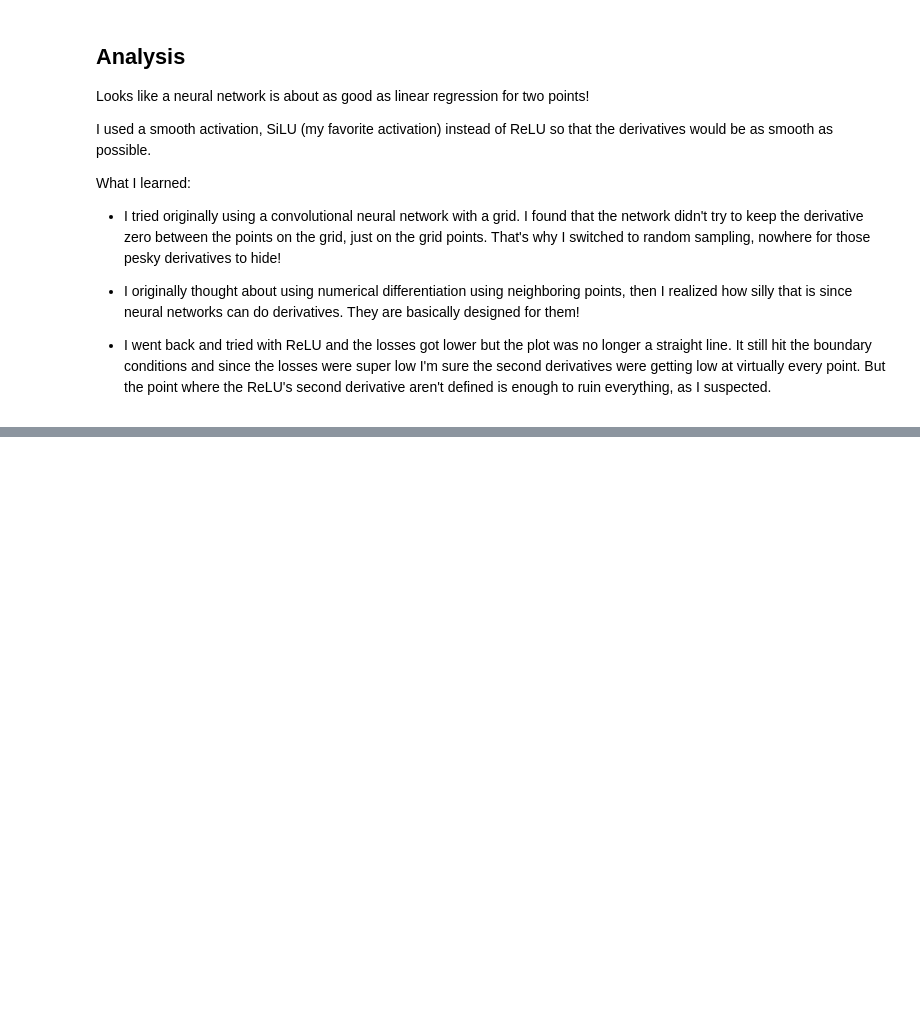
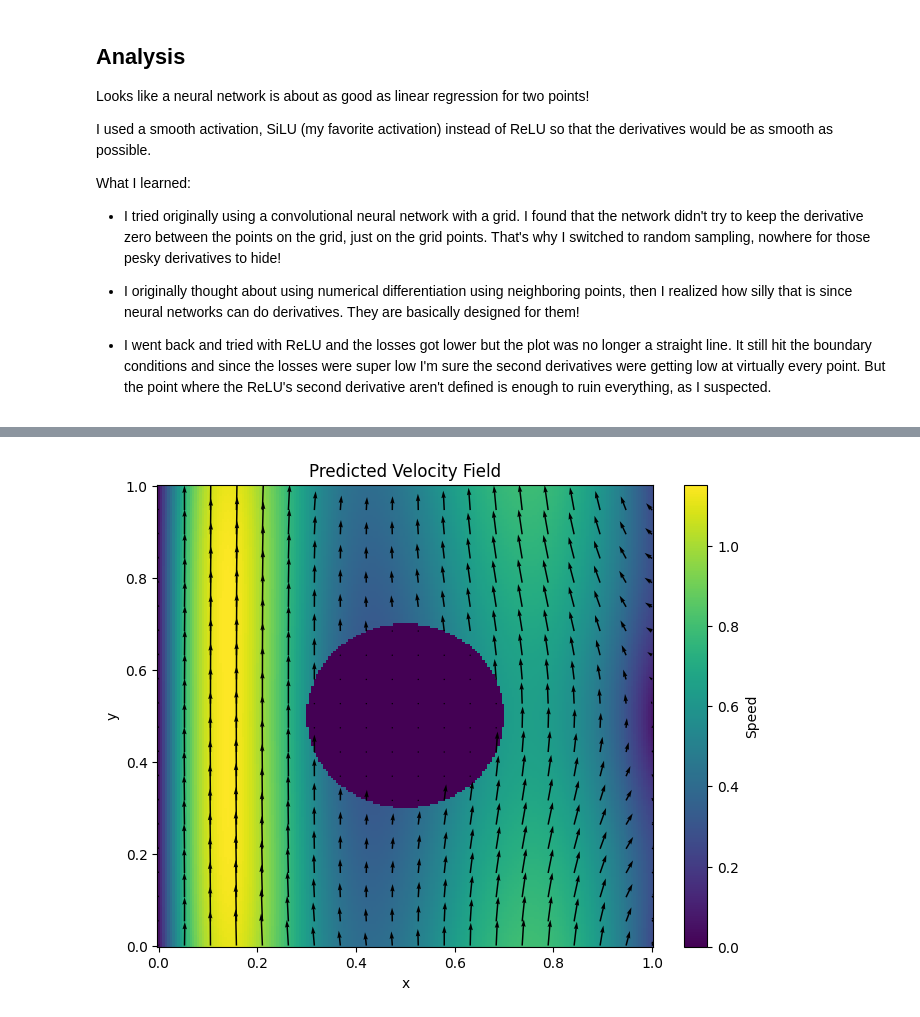
Before and after one commit to bhedelius/ml_experiments, a Jupyter notebook: pinns.ipynb, the cells around one changed output, grey strips where cells are left out. Saved outputs shown, nothing was run; the diff lists cells and outputs as text; code cells hidden in the pictures; blank space fills up the shorter version.

```diff
--- a/pinns.ipynb
+++ b/pinns.ipynb
@@ -258,0 +782,52 @@ What I learned
+# %%
+# Plot of predicted velocity field
+
+def to_numpy(tensor: torch.Tensor) -> np.ndarray:
+    """
+    Convert a PyTorch tensor to a NumPy array safely for plotting.
+    Works for tensors on GPU and/or requiring gradients.
+    """
+    return tensor.detach().cpu().numpy()
+
+plt.figure(figsize=(8, 6))
+
+# Colormap of speed
+color_grid_size = 200
+x = torch.linspace(0, 1, color_grid_size)
+y = torch.linspace(0, 1, color_grid_size)
+X, Y = torch.meshgrid(x, y, indexing='ij')
+grid_points = torch.stack([X.flatten(), Y.flatten()], dim=-1).to(device)
+grid_points.requires_grad = True
+_steamfunction_pred, velocity_pred = network(grid_points)
+speed = torch.sqrt(torch.sum(velocity_pred**2, dim=1)).reshape(X.shape)
+
+# Mask out the ball area
+distance = torch.sqrt((X - ball_center[0])**2 + (Y - ball_center[1])**2)
+mask = (distance >= ball_radius).to(device)
+speed = speed * mask
+
+plt.pcolormesh(to_numpy(X), to_numpy(Y), to_numpy(speed), shading='auto', cmap='viridis')
+plt.colorbar(label='Speed')
+
+# Quiver plot of velocity vectors
+quiver_grid_size = 20
+x = torch.linspace(0, 1, quiver_grid_size)
+y = torch.linspace(0, 1, quiver_grid_size)
+X, Y = torch.meshgrid(x, y, indexing='ij')
+grid_points = torch.stack([X.flatten(), Y.flatten()], dim=-1).to(device)
+grid_points.requires_grad = True
+_steamfunction_pred, velocity_pred = network(grid_points)
+
+# Mask out the ball area
+distance = torch.sqrt((X - ball_center[0])**2 + (Y - ball_center[1])**2)
+mask = (distance >= ball_radius).to(device)
+velocity_pred = velocity_pred * mask.flatten().unsqueeze(-1)
+u_pred, v_pred = velocity_pred[:, 0], velocity_pred[:, 1]
+plt.quiver(to_numpy(X), to_numpy(Y), to_numpy(u_pred), to_numpy(v_pred), color='black', scale=15)
+
+plt.xlabel("x")
+plt.ylabel("y")
+plt.title("Predicted Velocity Field")
+plt.show()
+# %% [output]
+[figure, added]
```
Also changed, not shown: parts of 32 cells of this notebook.
